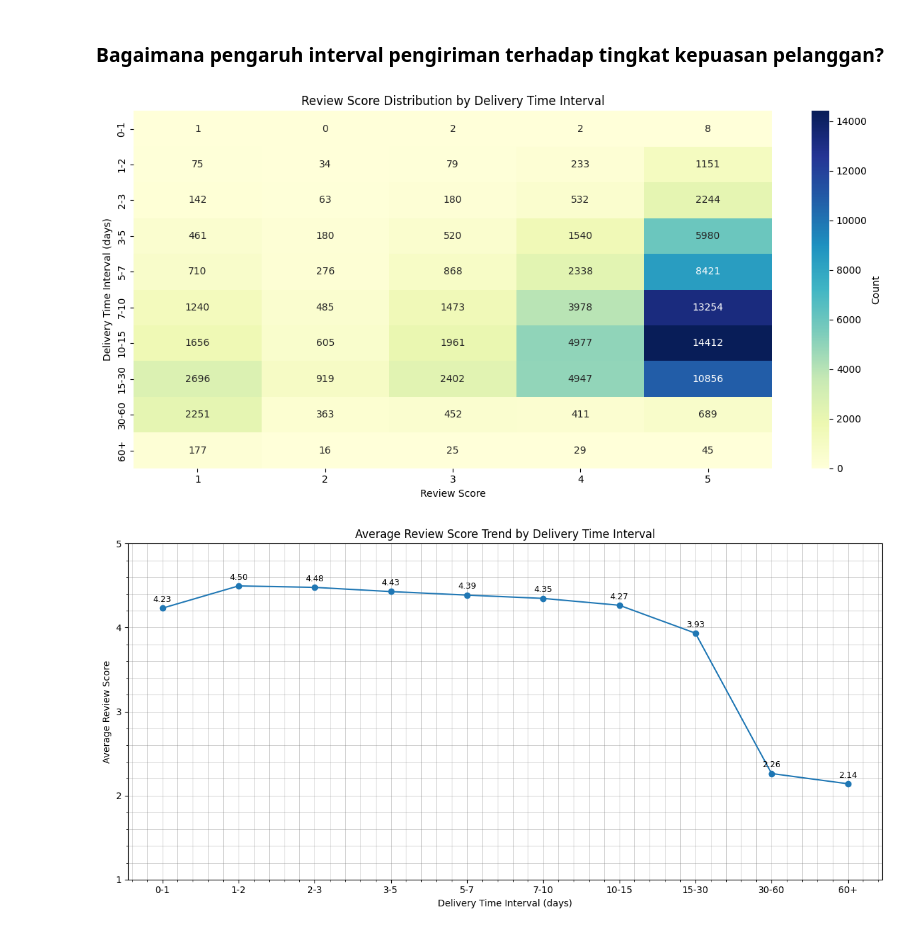
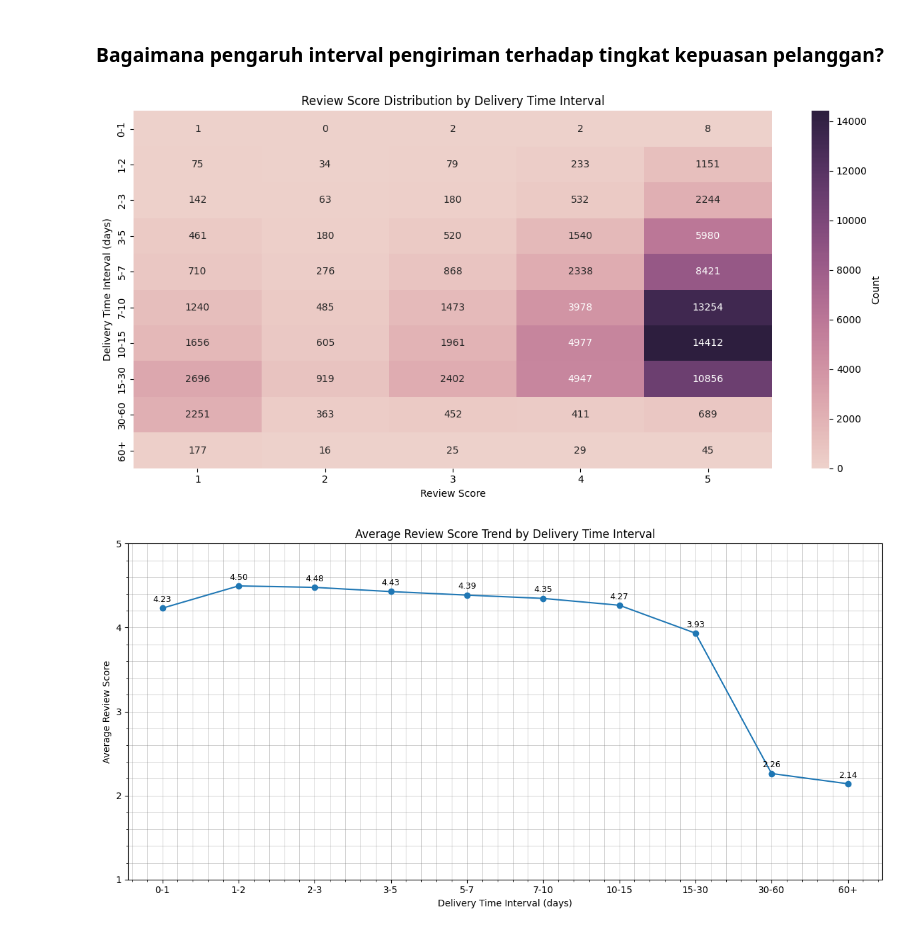
Before and after one commit to fxrdhan/Data-Analysis-Project, a Jupyter notebook: notebook.ipynb, the cells around one changed output. Drawn from its saved outputs; the diff is of its cells as text; code cells hidden in the pictures.

```diff
--- a/notebook.ipynb
+++ b/notebook.ipynb
@@ -2249,25 +2321,29 @@ prepared_df["delivery_interval"] = pd.cut(
 # %%
 plt.figure(figsize=(12, 6))
 
 data_matrix = prepared_df.pivot_table(
     index="delivery_interval",
     columns="review_score",
     aggfunc="size",
     fill_value=0,
     observed=False,
 )
 sns.heatmap(
-    data_matrix, cmap="YlGnBu", annot=True, fmt="d", cbar_kws={"label": "Count"}
+    data_matrix,
+    cmap=sns.cubehelix_palette(as_cmap=True),
+    annot=True,
+    fmt="d",
+    cbar_kws={"label": "Count"},
 )
 
 plt.title("Review Score Distribution by Delivery Time Interval")
 plt.xlabel("Review Score")
 plt.ylabel("Delivery Time Interval (days)")
 
 plt.tight_layout()
 plt.show()
 # %% [output]
-[figure, old version]
+[figure, new version]
 # %%
 category_order = sorted(prepared_df["delivery_interval"].unique())
 
```
Also changed, not shown: parts of 15 cells of this notebook.
